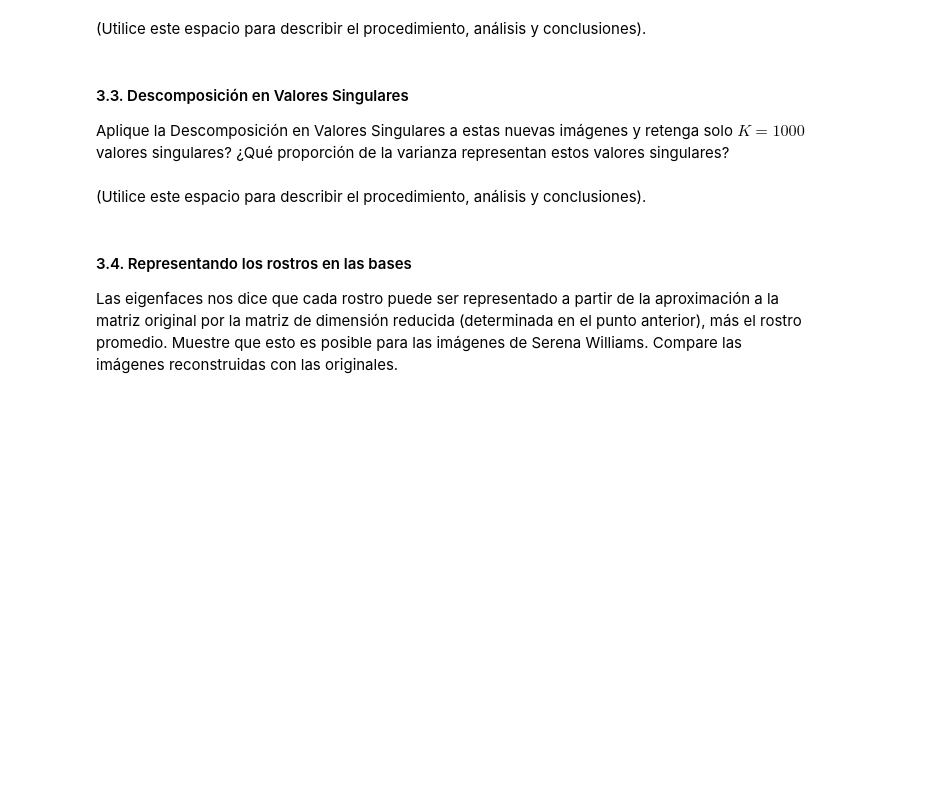
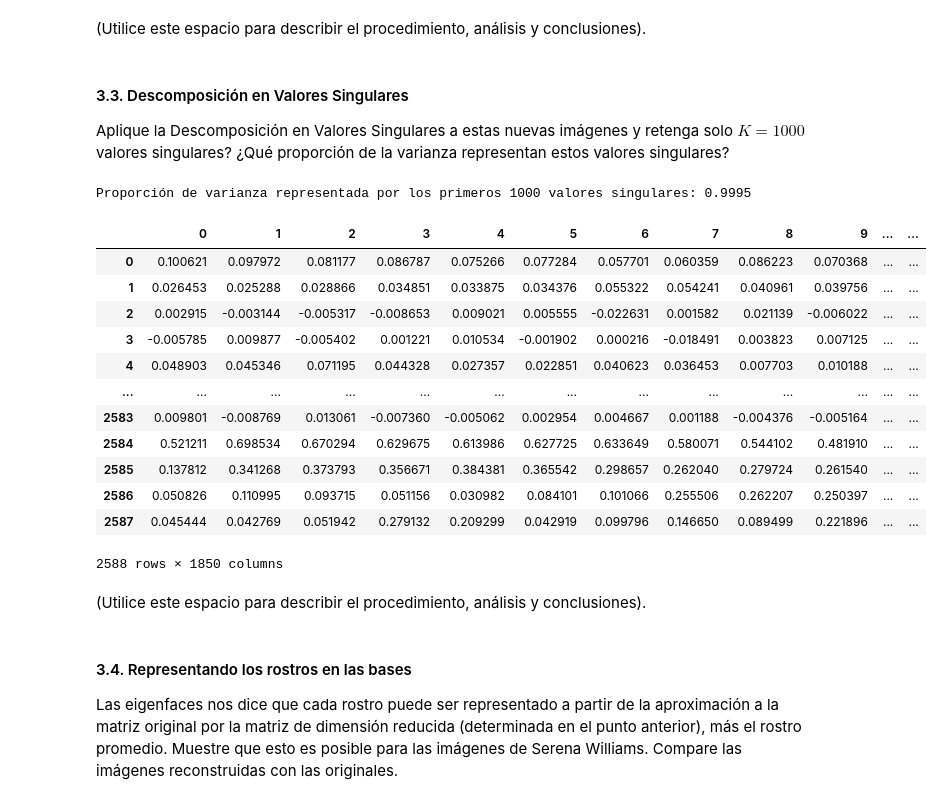
Before and after one commit to jddiaze/AprendizajeNoSupervisado, a Jupyter notebook: Semana2/S2_LC_Taller_SVD.ipynb, the cells around one changed output. Drawn from its saved outputs; the diff is of its cells as text; code cells hidden in the pictures; blank space fills up the shorter version.

```diff
--- a/Semana2/S2_LC_Taller_SVD.ipynb
+++ b/Semana2/S2_LC_Taller_SVD.ipynb
@@ -293,3 +297,46 @@ Aplique la Descomposición en Valores Singulares a estas nuevas imágenes y rete
+# %%
+# Utilice este espacio para escribir el código.
+from scipy.linalg import svd #pueden explorar con sklearn
+U,S,Vt = svd(X)
+
+# Retener solo los primeros 1000 valores singulares
+K = 1000
+U_k = U[:, :K]
+S_k = np.diag(S[:K])
+Vt_k = Vt[:K, :]
+
+# Calcular la proporción de varianza representada por los primeros 1000 valores singulares
+total_variance = np.sum(S**2)
+k_variance = np.sum(S_k**2)
+variance_ratio = k_variance / total_variance
+
+print(f"Proporción de varianza representada por los primeros 1000 valores singulares: {variance_ratio:.4f}")
+# %% [output]
+Proporción de varianza representada por los primeros 1000 valores singulares: 0.9995
+# %%
+n,k=X .shape
+
+S2= np.resize(S,[n,1])*np.eye(n,k) #ponemos los valores singulares en una matriz diagonal
+
+l = 1000
+
+reconstructed=np.dot(U[:,0:l],np.dot(S2[0:l,0:l],Vt[0:l,:]))
+reconstructed = pd.DataFrame(reconstructed)
+reconstructed
+# %% [output]
+|  | 0 | 1 | 2 | 3 | 4 | 5 | 6 | 7 | 8 | 9 | ... | ... |
+| 0 | 0.100621 | 0.097972 | 0.081177 | 0.086787 | 0.075266 | 0.077284 | 0.057701 | 0.060359 | 0.086223 | 0.070368 | ... | ... |
+| 1 | 0.026453 | 0.025288 | 0.028866 | 0.034851 | 0.033875 | 0.034376 | 0.055322 | 0.054241 | 0.040961 | 0.039756 | ... | ... |
+| 2 | 0.002915 | -0.003144 | -0.005317 | -0.008653 | 0.009021 | 0.005555 | -0.022631 | 0.001582 | 0.021139 | -0.006022 | ... | ... |
+| 3 | -0.005785 | 0.009877 | -0.005402 | 0.001221 | 0.010534 | -0.001902 | 0.000216 | -0.018491 | 0.003823 | 0.007125 | ... | ... |
+| 4 | 0.048903 | 0.045346 | 0.071195 | 0.044328 | 0.027357 | 0.022851 | 0.040623 | 0.036453 | 0.007703 | 0.010188 | ... | ... |
+| ... | ... | ... | ... | ... | ... | ... | ... | ... | ... | ... | ... | ... |
+| 2583 | 0.009801 | -0.008769 | 0.013061 | -0.007360 | -0.005062 | 0.002954 | 0.004667 | 0.001188 | -0.004376 | -0.005164 | ... | ... |
+| 2584 | 0.521211 | 0.698534 | 0.670294 | 0.629675 | 0.613986 | 0.627725 | 0.633649 | 0.580071 | 0.544102 | 0.481910 | ... | ... |
+| 2585 | 0.137812 | 0.341268 | 0.373793 | 0.356671 | 0.384381 | 0.365542 | 0.298657 | 0.262040 | 0.279724 | 0.261540 | ... | ... |
+| 2586 | 0.050826 | 0.110995 | 0.093715 | 0.051156 | 0.030982 | 0.084101 | 0.101066 | 0.255506 | 0.262207 | 0.250397 | ... | ... |
+| 2587 | 0.045444 | 0.042769 | 0.051942 | 0.279132 | 0.209299 | 0.042919 | 0.099796 | 0.146650 | 0.089499 | 0.221896 | ... | ... |
+2588 rows × 1850 columns
 # %% [markdown]
 (Utilice este espacio para describir el procedimiento, análisis y conclusiones).
 # %% [markdown]
```
Also changed, not shown: parts of 10 cells of this notebook, 1 other file.
